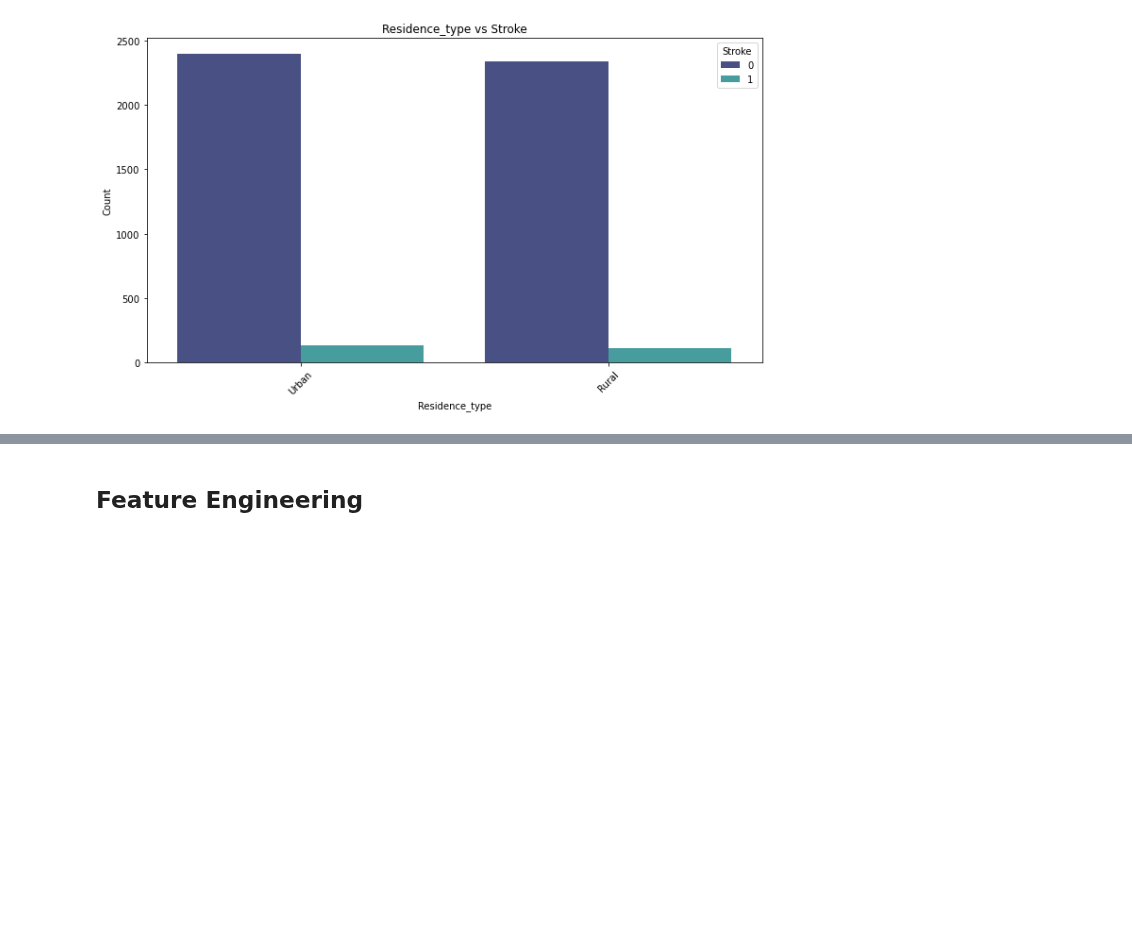
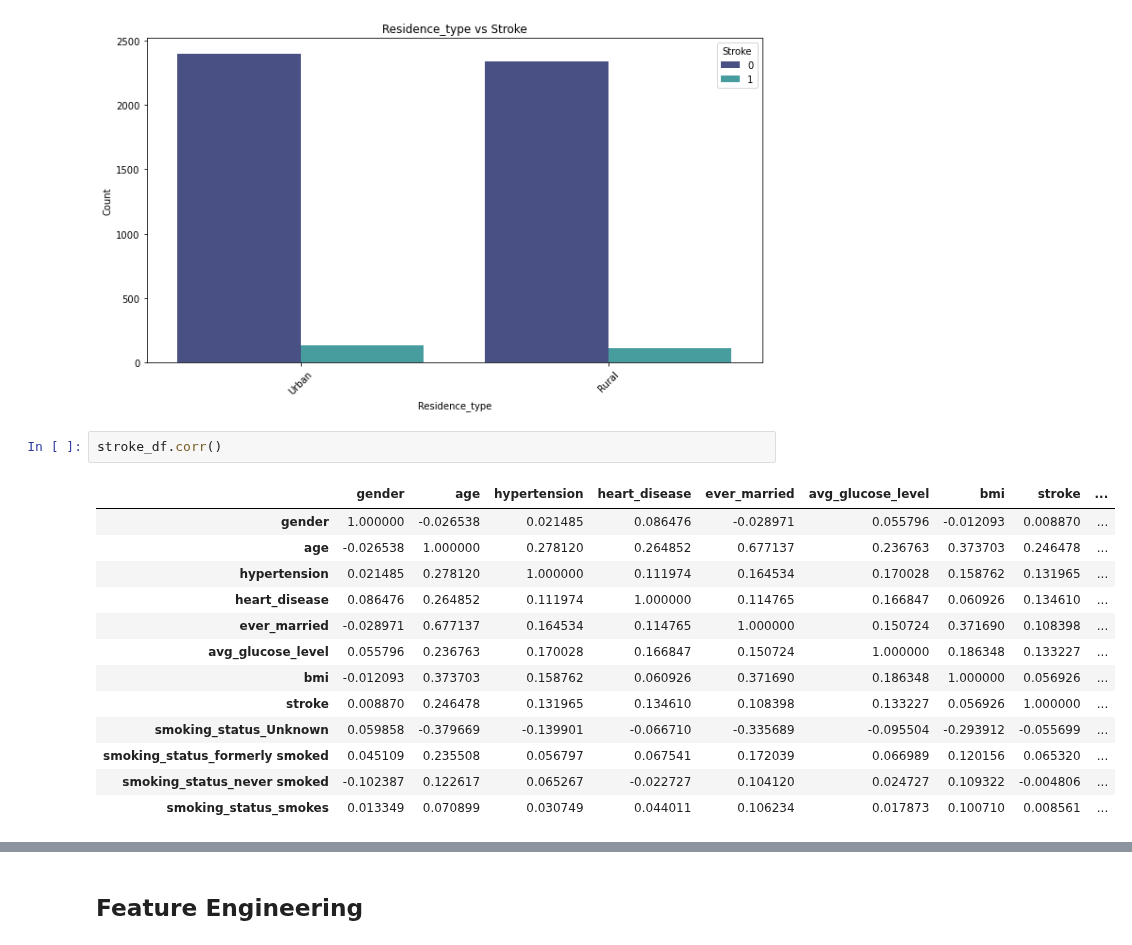
Before and after one commit to Annbellah/Brain_Stroke_Model, a Jupyter notebook: Brain_Stroke.ipynb, the cells around one changed output, grey strips where cells are left out. Saved outputs shown, nothing was run; the diff lists cells and outputs as text; blank space fills up the shorter version.

```diff
--- a/Brain_Stroke.ipynb
+++ b/Brain_Stroke.ipynb
@@ -170,6 +186,22 @@ for column in categorical_columns:
 [figure]
 [figure]
 [figure]
+# %%
+stroke_df.corr()
+# %% [output]
+|  | gender | age | hypertension | heart_disease | ever_married | avg_glucose_level | bmi | stroke | ... |
+| gender | 1.000000 | -0.026538 | 0.021485 | 0.086476 | -0.028971 | 0.055796 | -0.012093 | 0.008870 | ... |
+| age | -0.026538 | 1.000000 | 0.278120 | 0.264852 | 0.677137 | 0.236763 | 0.373703 | 0.246478 | ... |
+| hypertension | 0.021485 | 0.278120 | 1.000000 | 0.111974 | 0.164534 | 0.170028 | 0.158762 | 0.131965 | ... |
+| heart_disease | 0.086476 | 0.264852 | 0.111974 | 1.000000 | 0.114765 | 0.166847 | 0.060926 | 0.134610 | ... |
+| ever_married | -0.028971 | 0.677137 | 0.164534 | 0.114765 | 1.000000 | 0.150724 | 0.371690 | 0.108398 | ... |
+| avg_glucose_level | 0.055796 | 0.236763 | 0.170028 | 0.166847 | 0.150724 | 1.000000 | 0.186348 | 0.133227 | ... |
+| bmi | -0.012093 | 0.373703 | 0.158762 | 0.060926 | 0.371690 | 0.186348 | 1.000000 | 0.056926 | ... |
+| stroke | 0.008870 | 0.246478 | 0.131965 | 0.134610 | 0.108398 | 0.133227 | 0.056926 | 1.000000 | ... |
+| smoking_status_Unknown | 0.059858 | -0.379669 | -0.139901 | -0.066710 | -0.335689 | -0.095504 | -0.293912 | -0.055699 | ... |
+| smoking_status_formerly smoked | 0.045109 | 0.235508 | 0.056797 | 0.067541 | 0.172039 | 0.066989 | 0.120156 | 0.065320 | ... |
+| smoking_status_never smoked | -0.102387 | 0.122617 | 0.065267 | -0.022727 | 0.104120 | 0.024727 | 0.109322 | -0.004806 | ... |
+| smoking_status_smokes | 0.013349 | 0.070899 | 0.030749 | 0.044011 | 0.106234 | 0.017873 | 0.100710 | 0.008561 | ... |
 # %%
 correlation_matrix = stroke_df.corr()
 
```
Also changed, not shown: parts of 6 cells of this notebook.
